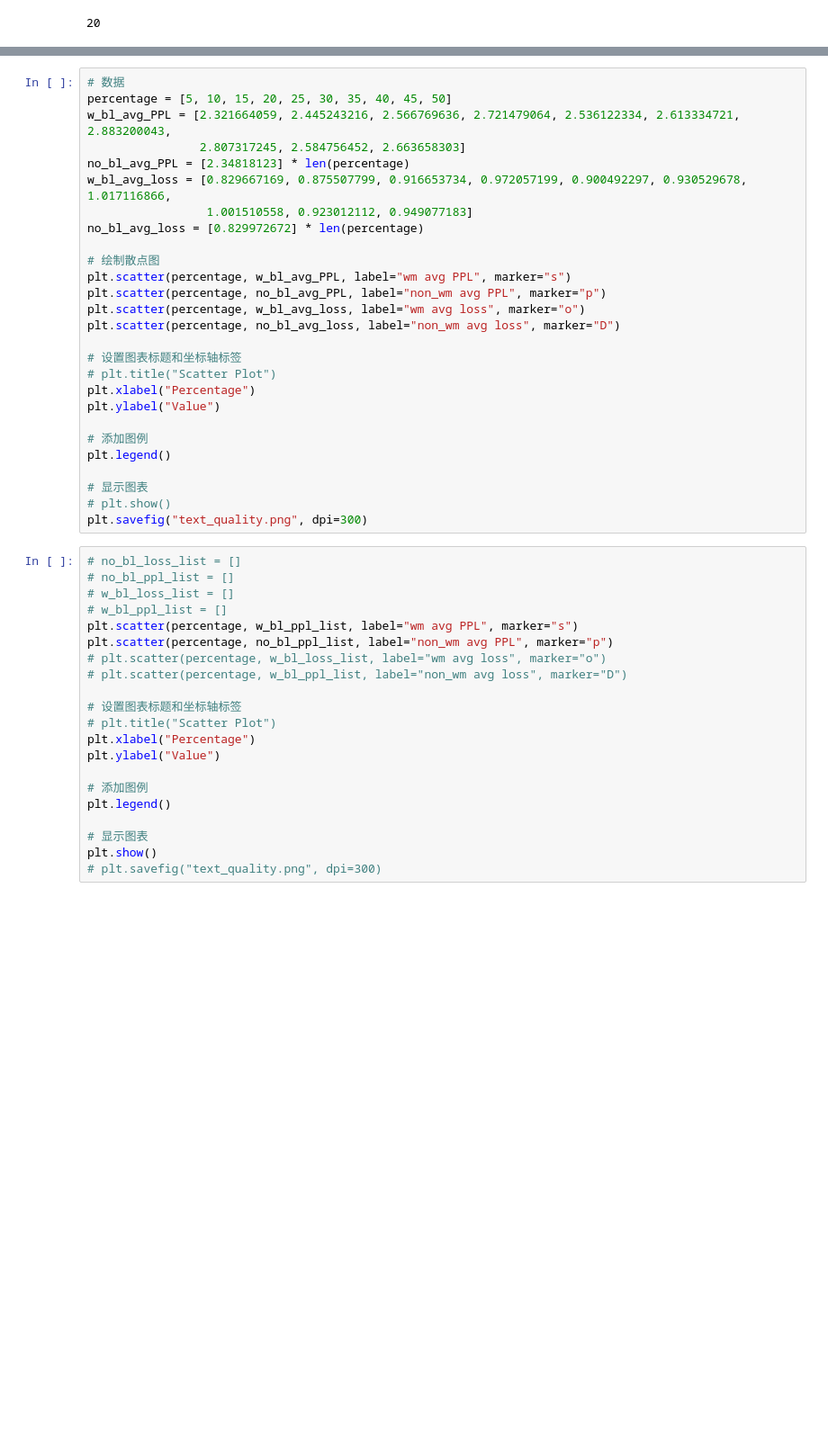
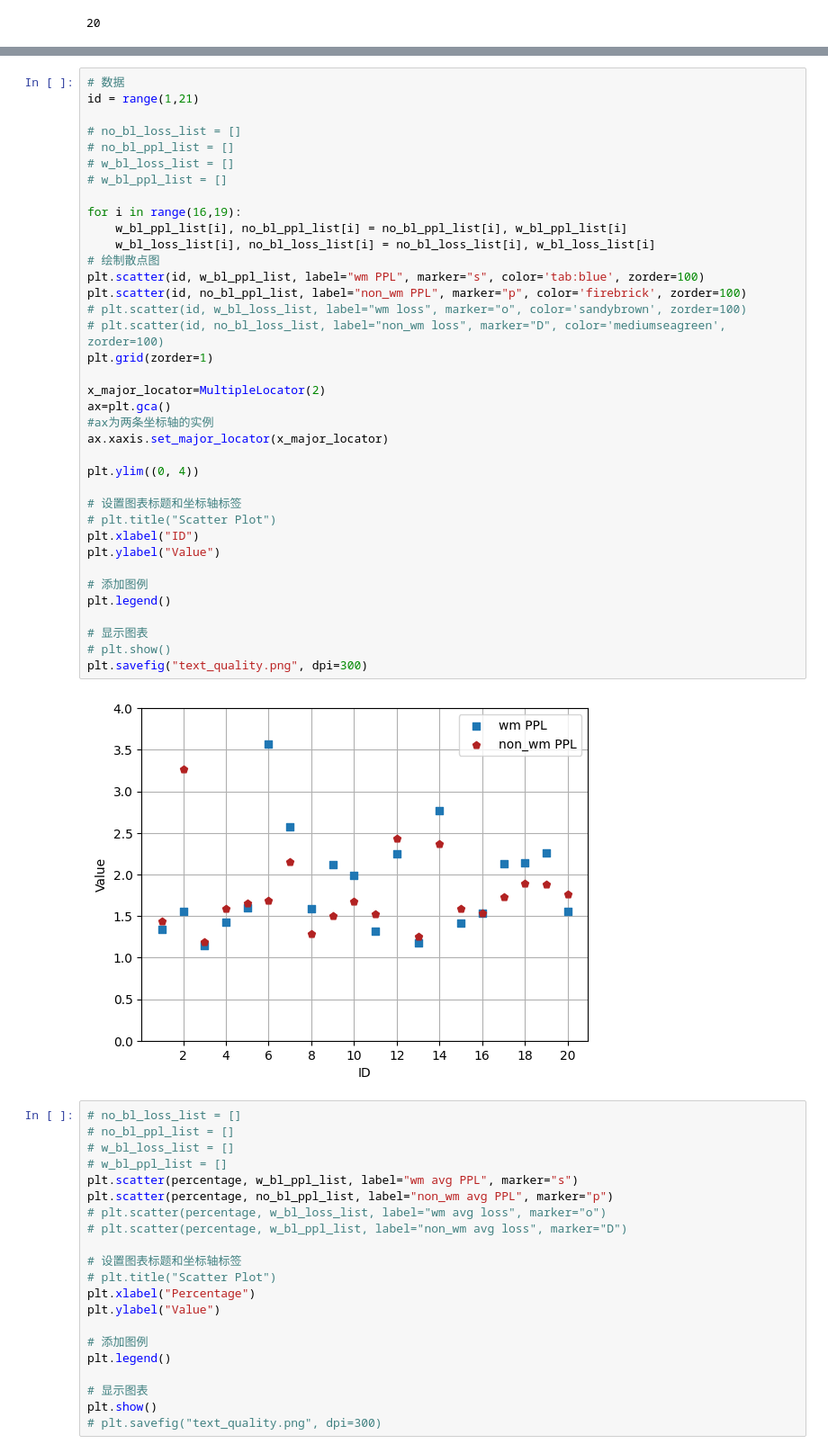
Before and after one commit to Stype0912/lm-watermarking, a Jupyter notebook: experiments/new/data_process.ipynb, the cells around one changed output, grey strips where cells are left out. Shown at 90% size. Saved outputs shown, nothing was run; the diff lists cells and outputs as text; blank space fills up the shorter version.

```diff
--- a/experiments/new/data_process.ipynb
+++ b/experiments/new/data_process.ipynb
@@ -85,30 +98,42 @@ plt.savefig("gen_speed.png", dpi=300)
 # %%
 # 数据
-percentage = [5, 10, 15, 20, 25, 30, 35, 40, 45, 50]
-w_bl_avg_PPL = [2.321664059, 2.445243216, 2.566769636, 2.721479064, 2.536122334, 2.613334721, 2.883200043,
-                2.807317245, 2.584756452, 2.663658303]
-no_bl_avg_PPL = [2.34818123] * len(percentage)
-w_bl_avg_loss = [0.829667169, 0.875507799, 0.916653734, 0.972057199, 0.900492297, 0.930529678, 1.017116866,
-                 1.001510558, 0.923012112, 0.949077183]
-no_bl_avg_loss = [0.829972672] * len(percentage)
+id = range(1,21)
 
+# no_bl_loss_list = []
+# no_bl_ppl_list = []
+# w_bl_loss_list = []
+# w_bl_ppl_list = []
+
+for i in range(16,19):
+    w_bl_ppl_list[i], no_bl_ppl_list[i] = no_bl_ppl_list[i], w_bl_ppl_list[i]
+    w_bl_loss_list[i], no_bl_loss_list[i] = no_bl_loss_list[i], w_bl_loss_list[i]
 # 绘制散点图
-plt.scatter(percentage, w_bl_avg_PPL, label="wm avg PPL", marker="s")
-plt.scatter(percentage, no_bl_avg_PPL, label="non_wm avg PPL", marker="p")
-plt.scatter(percentage, w_bl_avg_loss, label="wm avg loss", marker="o")
-plt.scatter(percentage, no_bl_avg_loss, label="non_wm avg loss", marker="D")
+plt.scatter(id, w_bl_ppl_list, label="wm PPL", marker="s", color='tab:blue', zorder=100)
+plt.scatter(id, no_bl_ppl_list, label="non_wm PPL", marker="p", color='firebrick', zorder=100)
+# plt.scatter(id, w_bl_loss_list, label="wm loss", marker="o", color='sandybrown', zorder=100)
+# plt.scatter(id, no_bl_loss_list, label="non_wm loss", marker="D", color='mediumseagreen', zorder=100)
+plt.grid(zorder=1)
+
+x_major_locator=MultipleLocator(2)
+ax=plt.gca()
+#ax为两条坐标轴的实例
+ax.xaxis.set_major_locator(x_major_locator)
+
+plt.ylim((0, 4))
 
 # 设置图表标题和坐标轴标签
 # plt.title("Scatter Plot")
-plt.xlabel("Percentage")
+plt.xlabel("ID")
 plt.ylabel("Value")
 
 # 添加图例
 plt.legend()
 
 # 显示图表
 # plt.show()
 plt.savefig("text_quality.png", dpi=300)
+# %% [output]
+[figure, added]
 # %%
 # no_bl_loss_list = []
 # no_bl_ppl_list = []
```
Also changed, not shown: parts of 2 cells of this notebook, 3 other files.
